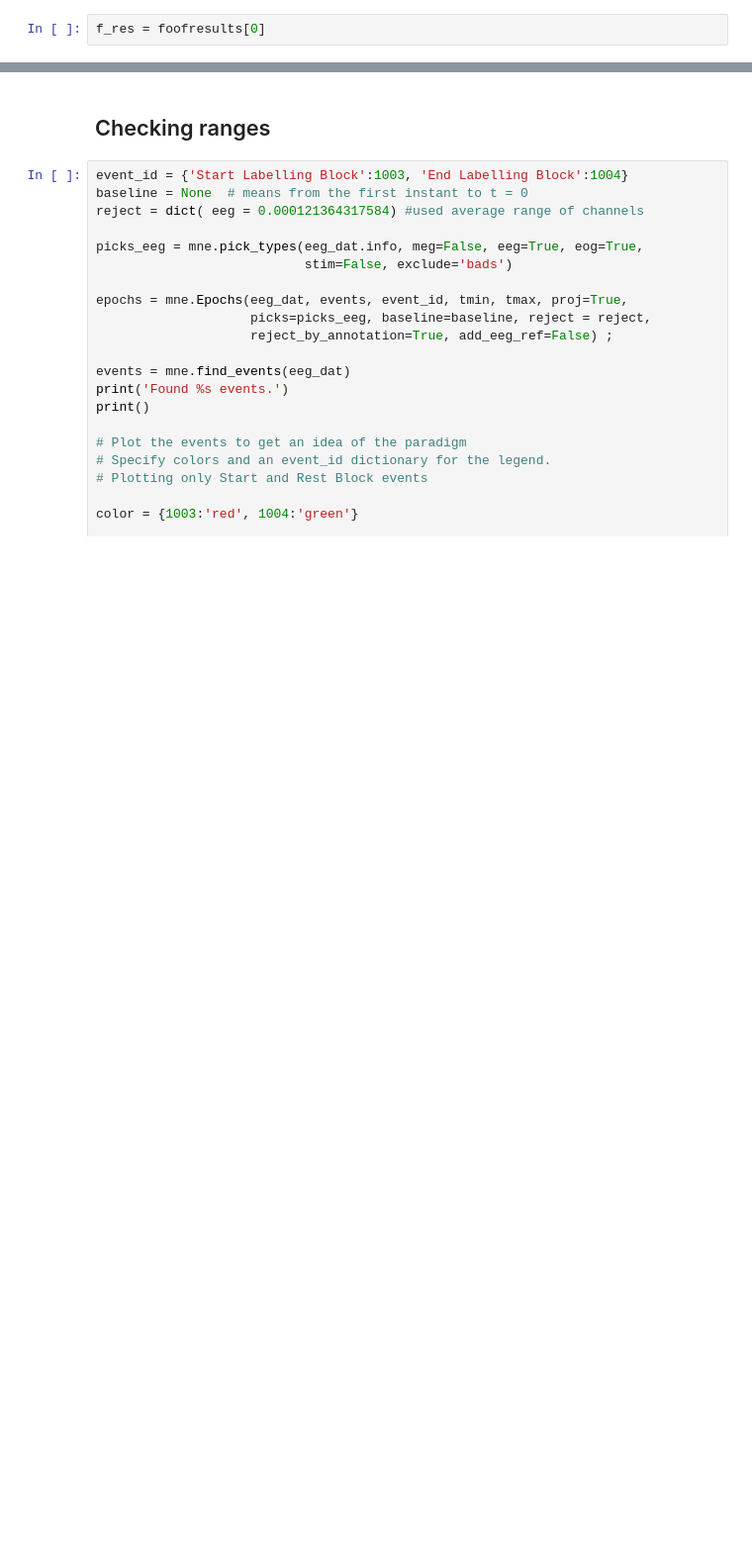
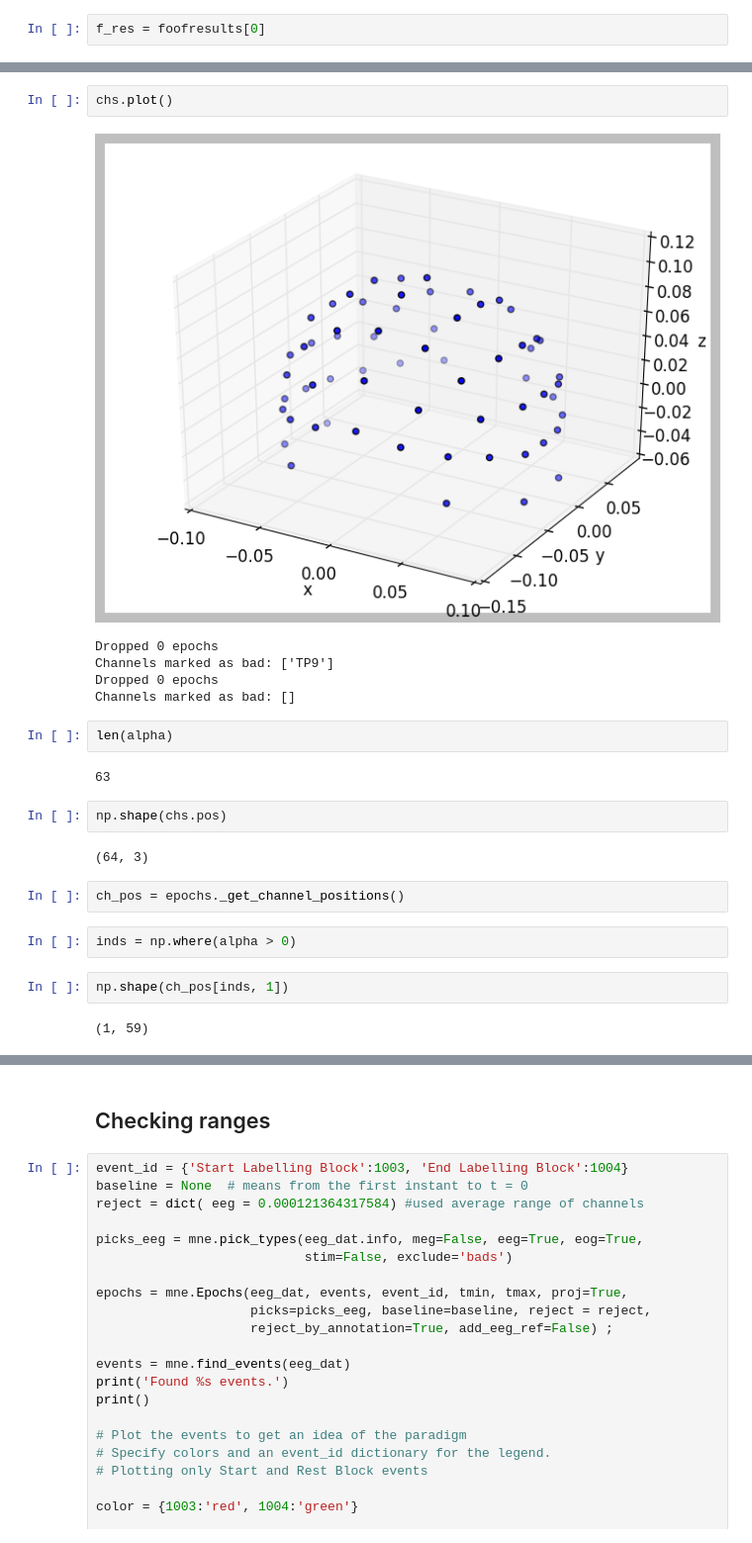
Before and after one commit to voytekresearch/EEGMapping, a Jupyter notebook: MNE-LocalData.ipynb, the cells around one changed output, grey strips where cells are left out. Shown at 99% size. Saved outputs shown, nothing was run; the diff lists cells and outputs as text; blank space fills up the shorter version.

```diff
--- a/MNE-LocalData.ipynb
+++ b/MNE-LocalData.ipynb
@@ -385,0 +393,24 @@ array([  8.25524791,   9.52582911,   8.40132651,   9.6066006 ,
+# %%
+chs.plot()
+# %% [output]
+[figure, added]
+Dropped 0 epochs
+Channels marked as bad: ['TP9']
+Dropped 0 epochs
+Channels marked as bad: []
+# %%
+len(alpha)
+# %% [output]
+63
+# %%
+np.shape(chs.pos)
+# %% [output]
+(64, 3)
+# %%
+ch_pos = epochs._get_channel_positions()
+# %%
+inds = np.where(alpha > 0)
+# %%
+np.shape(ch_pos[inds, 1])
+# %% [output]
+(1, 59)
```
Also changed, not shown: parts of 34 cells of this notebook.
